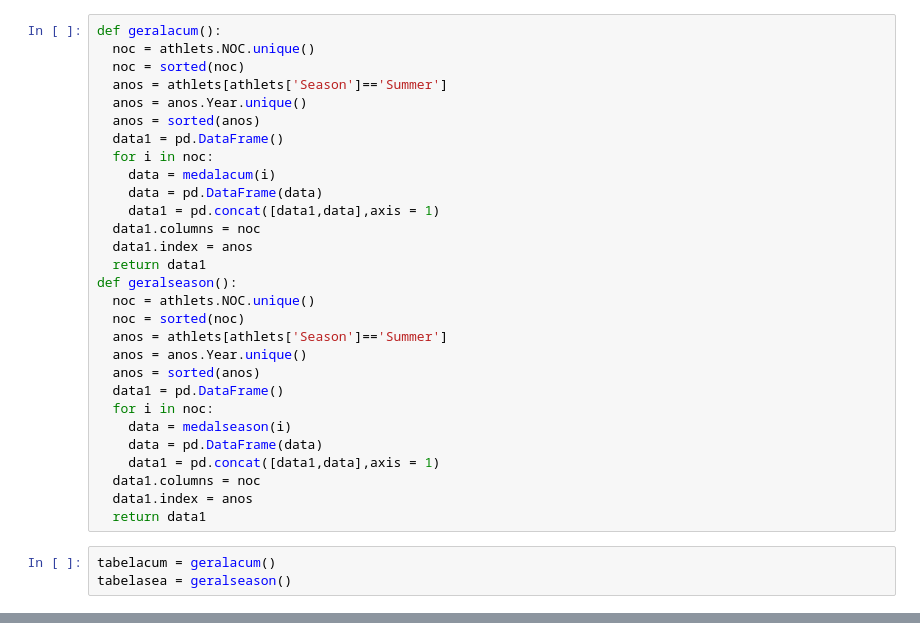
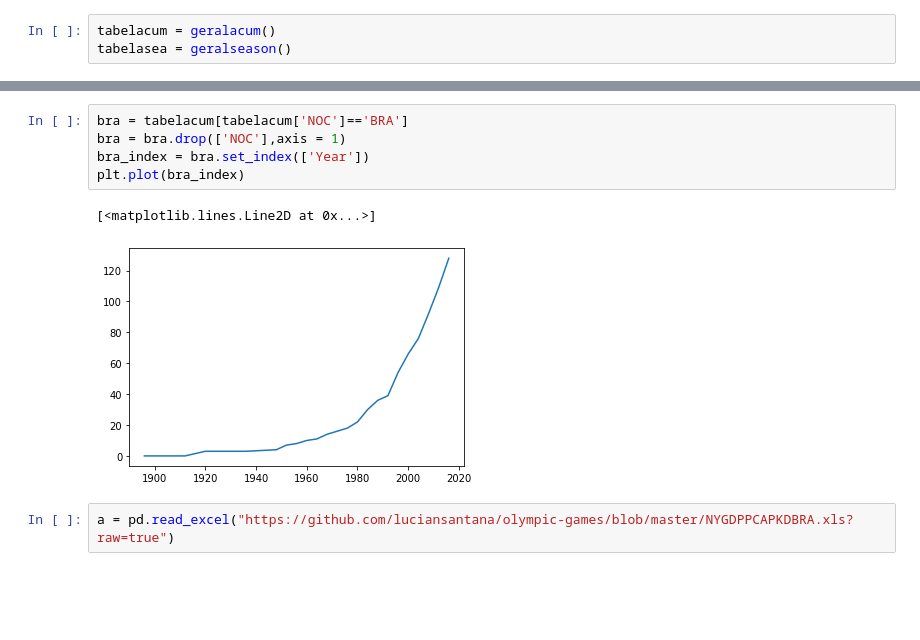
Before and after one commit to luciansantana/olympic-games, a Jupyter notebook: Olimpiadas.ipynb, the cells around one changed output, grey strips where cells are left out. Saved outputs shown, nothing was run; the diff lists cells and outputs as text; blank space fills up the shorter version.

```diff
--- a/Olimpiadas.ipynb
+++ b/Olimpiadas.ipynb
@@ -150,32 +184,3 @@ def medalacum(noc):
-# %%
-def geralacum():
-  noc = athlets.NOC.unique()
-  noc = sorted(noc)
-  anos = athlets[athlets['Season']=='Summer']
-  anos = anos.Year.unique()
-  anos = sorted(anos)
-  data1 = pd.DataFrame()
-  for i in noc:
-    data = medalacum(i)
-    data = pd.DataFrame(data)
-    data1 = pd.concat([data1,data],axis = 1)
-  data1.columns = noc
-  data1.index = anos
-  return data1
-def geralseason():
-  noc = athlets.NOC.unique()
-  noc = sorted(noc)
-  anos = athlets[athlets['Season']=='Summer']
-  anos = anos.Year.unique()
-  anos = sorted(anos)
-  data1 = pd.DataFrame()
-  for i in noc:
-    data = medalseason(i)
-    data = pd.DataFrame(data)
-    data1 = pd.concat([data1,data],axis = 1)
-  data1.columns = noc
-  data1.index = anos
-  return data1
 # %%
 tabelacum = geralacum()
 tabelasea = geralseason()
@@ -188,0 +187,10 @@ serie.plot(figsize = (22,18))
+# %%
+bra = tabelacum[tabelacum['NOC']=='BRA']
+bra = bra.drop(['NOC'],axis = 1)
+bra_index = bra.set_index(['Year'])
+plt.plot(bra_index)
+# %% [output]
+[<matplotlib.lines.Line2D at 0x...>]
+[figure, added]
+# %%
+a = pd.read_excel("https://github.com/luciansantana/olympic-games/blob/master/NYGDPPCAPKDBRA.xls?raw=true")
```
Also changed, not shown: parts of 11 cells of this notebook.
